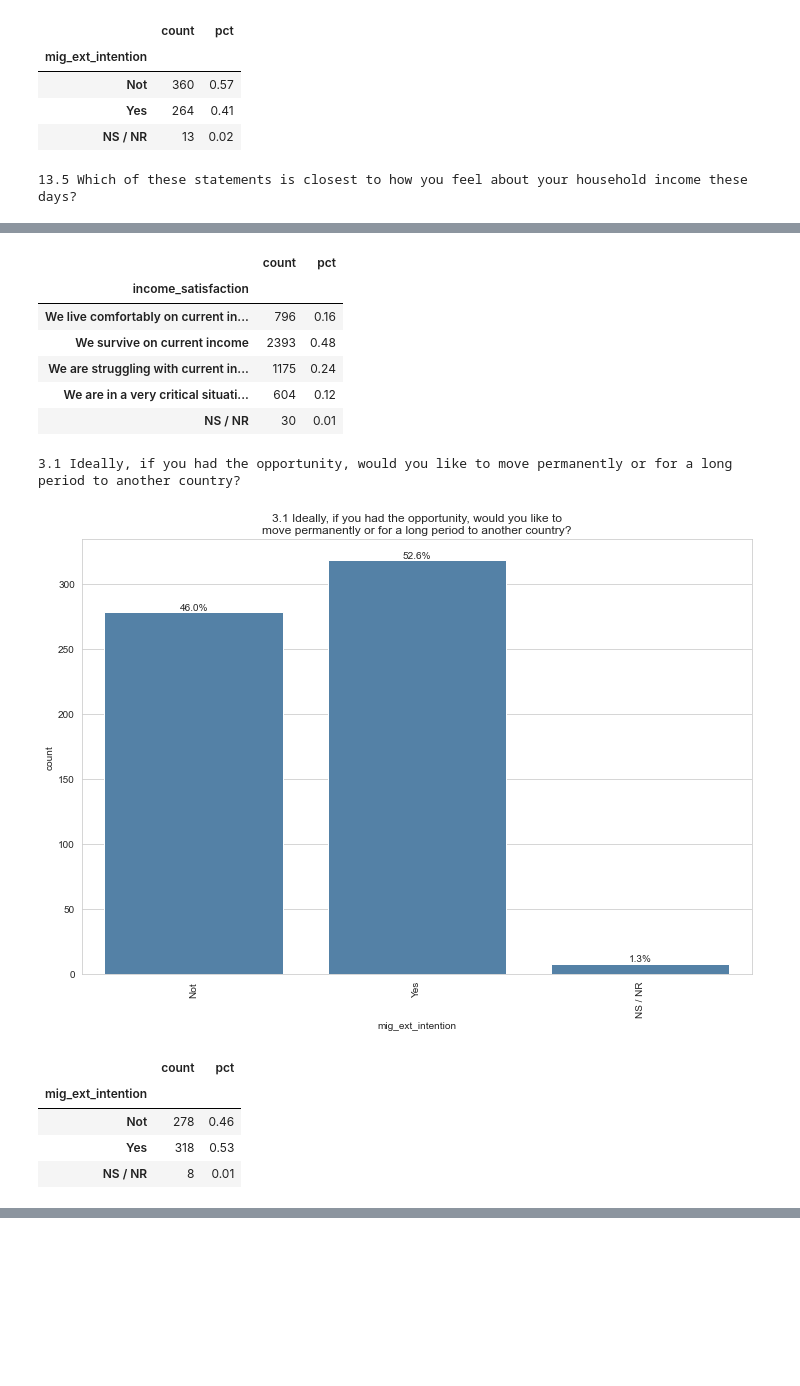
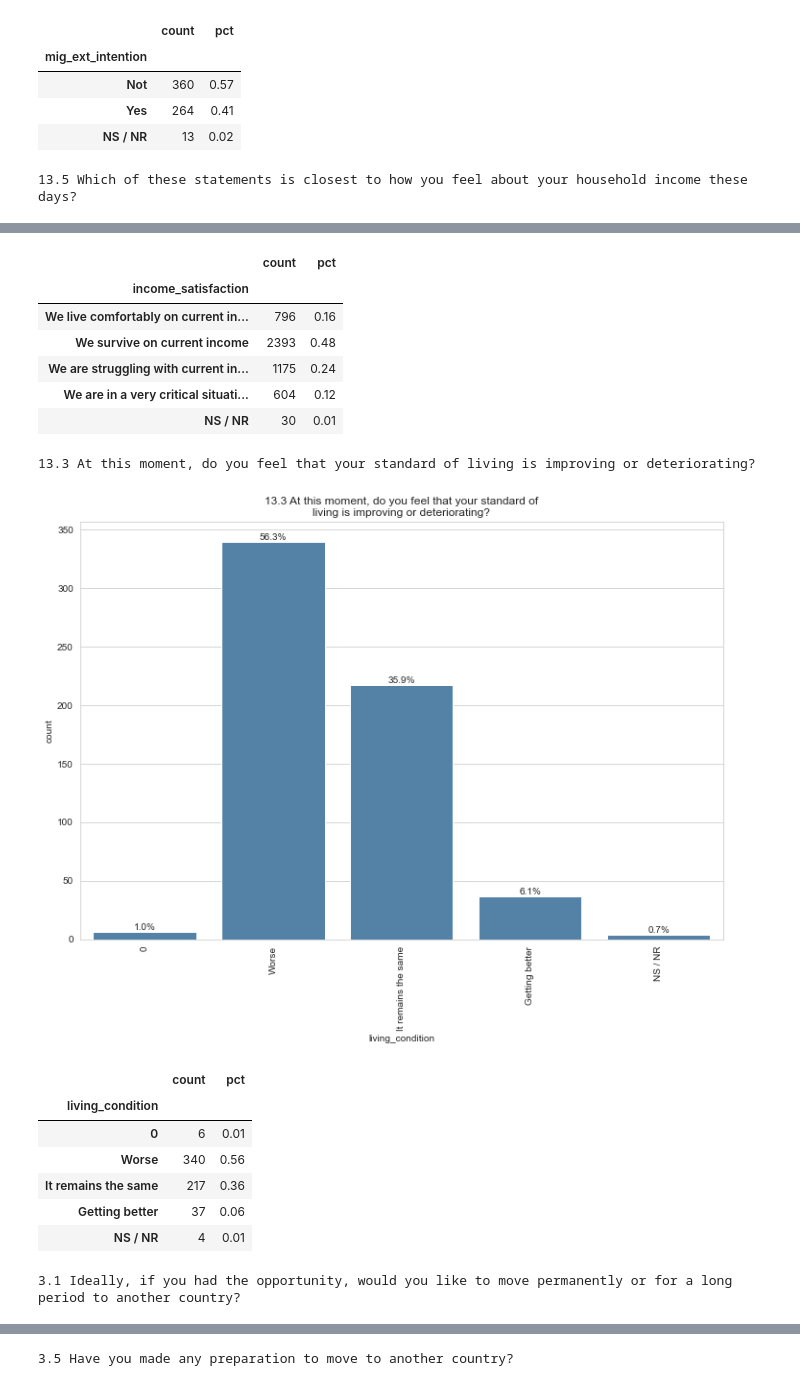
Before and after one commit to andreaariasaa/StoryViz, a Jupyter notebook: DataAnalysis/playing_with_data.ipynb, the cells around one changed output, grey strips where cells are left out. Drawn from its saved outputs; the diff is of its cells as text; code cells hidden in the pictures; blank space fills up the shorter version.

```diff
--- a/DataAnalysis/playing_with_data.ipynb
+++ b/DataAnalysis/playing_with_data.ipynb
@@ -211,23 +265,48 @@ plot_data(new_df, 'mig_ext_intention')
 # %%
 plot_data(main_df, 'income_satisfaction')
 
 new_df = narrow_data(main_df, 'income_satisfaction', 'We are in a very critical situation with current income')
 
-plot_data(new_df, 'mig_ext_intention')
+plot_data(new_df, 'living_condition')
+
+next_df = narrow_data(new_df, 'living_condition', 'Worse')
+
+plot_data(next_df, 'mig_ext_intention')
+
+# next_next_df = narrow_data(next_df, 'econ_condition', 'Worse')
+
+# plot_data(next_next_df, 'mig_ext_intention')
+
+n_n_n_df = narrow_data(next_df, 'mig_ext_intention', 'Yes')
+
+plot_data(n_n_n_df, 'mig_ext_preparacion')
+
+n_n_n_n_df = narrow_data(n_n_n_df, 'mig_ext_preparacion', 'Not')
+
+plot_data(n_n_n_n_df, 'mig_int_pref_no_plan')
+
+# plot_data(next_next_df, 'remittances_yn')
+
+# plot_data(next_next_df, 'mig_int_pref_motivo')
+
+# plot_data(next_next_df, 'hh_income_first')
 # %% [output]
 13.5 Which of these statements is closest to how you feel about your household income these days?
 [figure]
 |  | count | pct |
 | income_satisfaction |  |  |
 | We live comfortably on current in... | 796 | 0.16 |
 | We survive on current income | 2393 | 0.48 |
 | We are struggling with current in... | 1175 | 0.24 |
 | We are in a very critical situati... | 604 | 0.12 |
 | NS / NR | 30 | 0.01 |
-3.1 Ideally, if you had the opportunity, would you like to move permanently or for a long period to another country?
+13.3 At this moment, do you feel that your standard of living is improving or deteriorating?
-[figure, old version]
+[figure, new version]
 |  | count | pct |
-| mig_ext_intention |  |  |
-| Not | 278 | 0.46 |
-| Yes | 318 | 0.53 |
-| NS / NR | 8 | 0.01 |
+| living_condition |  |  |
+| 0 | 6 | 0.01 |
+| Worse | 340 | 0.56 |
+| It remains the same | 217 | 0.36 |
+| Getting better | 37 | 0.06 |
+| NS / NR | 4 | 0.01 |
+3.1 Ideally, if you had the opportunity, would you like to move permanently or for a long period to another country?
@@ -233,0 +319 @@ plot_data(new_df, 'mig_ext_intention')
+3.5 Have you made any preparation to move to another country?
```
Also changed, not shown: parts of 6 cells of this notebook, 9 other files.
